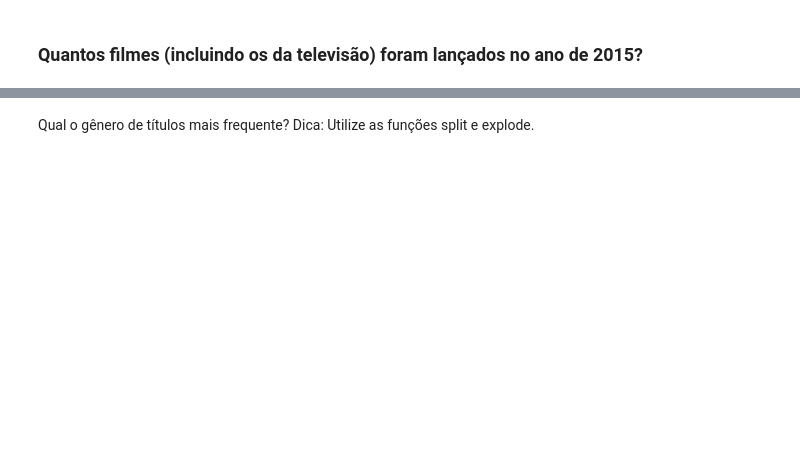
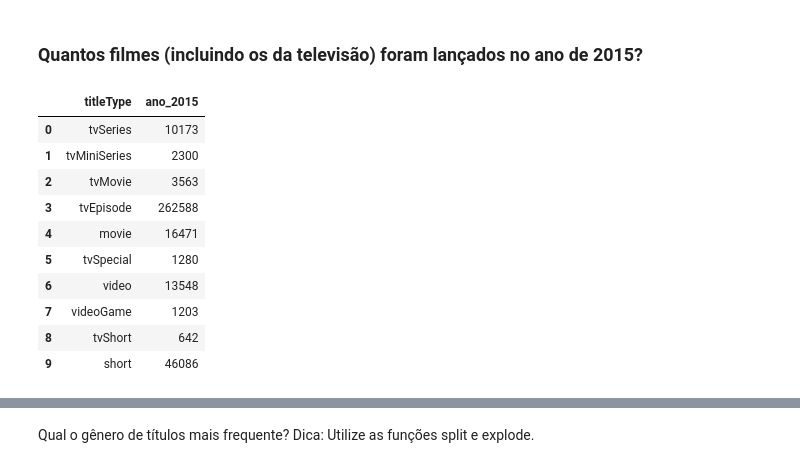
Before and after one commit to 6abi/bootcamp-dados-igti, a Jupyter notebook: semana02/desafio/desafio1.ipynb, the cells around one changed output, grey strips where cells are left out. Saved outputs shown, nothing was run; the diff lists cells and outputs as text; code cells hidden in the pictures; blank space fills up the shorter version.

```diff
--- a/semana02/desafio/desafio1.ipynb
+++ b/semana02/desafio/desafio1.ipynb
@@ -28,3 +48,24 @@ df_ratings.limit(5).toPandas()
 # %% [markdown]
 ### Quantos filmes (incluindo os da televisão) foram lançados no ano de 2015?
+# %%
+(
+    df_titles
+    .withColumn('startYear', f.col('startYear').cast('int'))
+    .filter('startYear == 2015')
+    .groupby('titleType')
+    .agg(f.count(f.col('startYear')).alias('ano_2015'))
+    .toPandas()
+)
+# %% [output]
+|  | titleType | ano_2015 |
+| 0 | tvSeries | 10173 |
+| 1 | tvMiniSeries | 2300 |
+| 2 | tvMovie | 3563 |
+| 3 | tvEpisode | 262588 |
+| 4 | movie | 16471 |
+| 5 | tvSpecial | 1280 |
+| 6 | video | 13548 |
+| 7 | videoGame | 1203 |
+| 8 | tvShort | 642 |
+| 9 | short | 46086 |
 # %%
```
Also changed, not shown: parts of 12 cells of this notebook, 1 other file.
